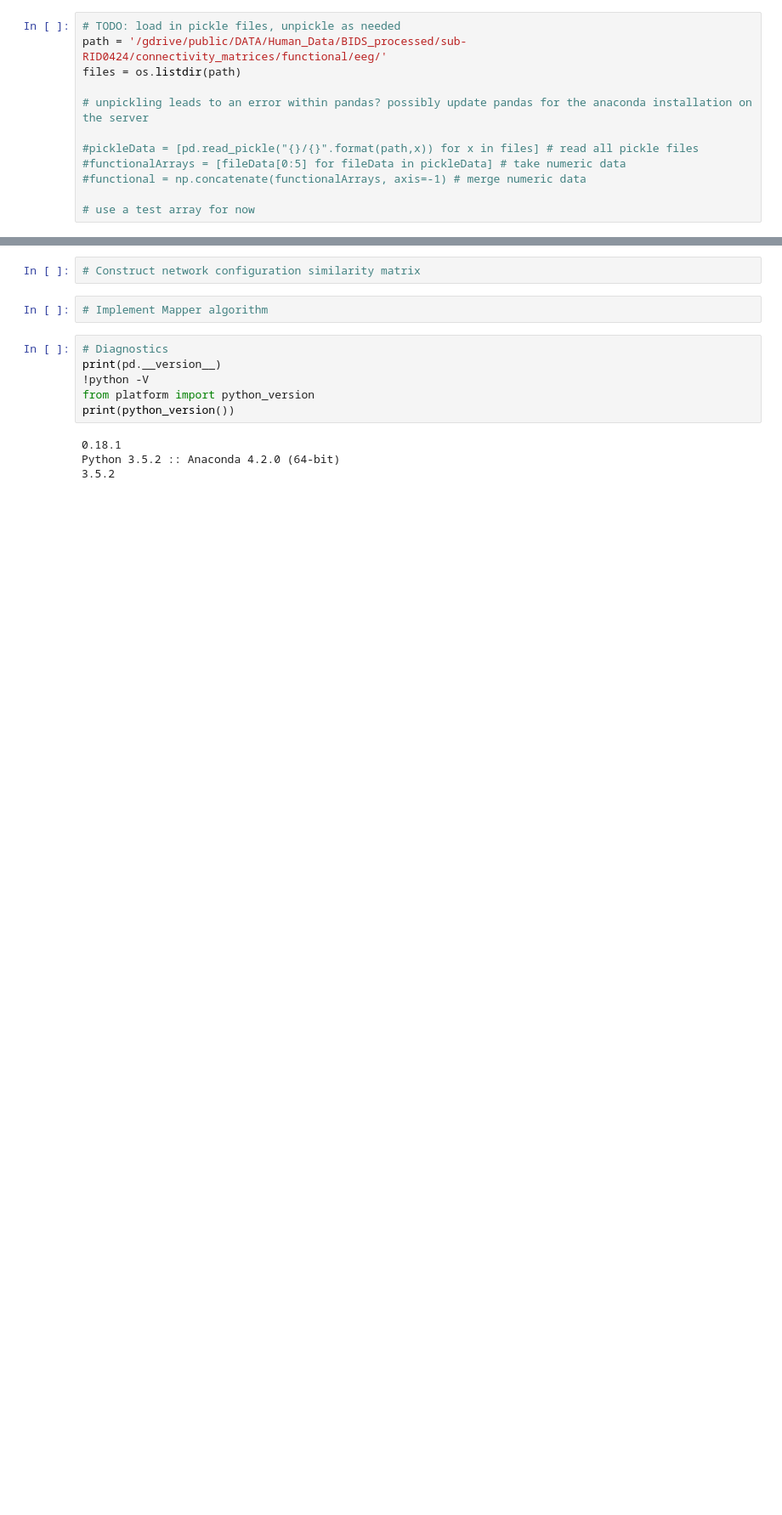
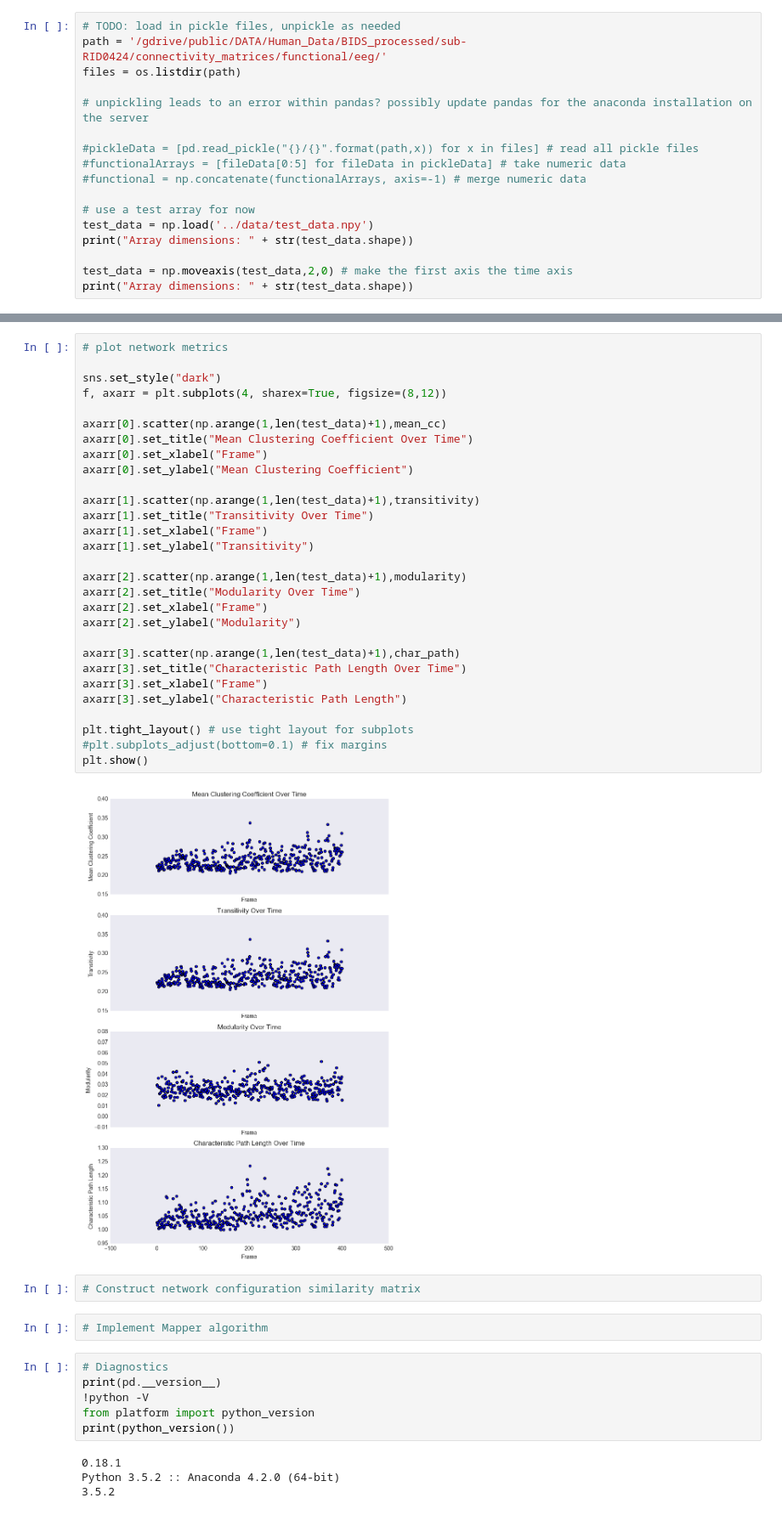
Before and after one commit to ianzyong/network-states, a Jupyter notebook: notebooks/main_project_figures.ipynb, the cells around one changed output, grey strips where cells are left out. Shown at 85% size. Saved outputs shown, nothing was run; the diff lists cells and outputs as text; blank space fills up the shorter version.

Commit message:
network metric calculations and plots

```diff
--- a/notebooks/main_project_figures.ipynb
+++ b/notebooks/main_project_figures.ipynb
@@ -29,3 +30,8 @@ files = os.listdir(path)
 #functional = np.concatenate(functionalArrays, axis=-1) # merge numeric data
 
 # use a test array for now
+test_data = np.load('../data/test_data.npy')
+print("Array dimensions: " + str(test_data.shape))
+
+test_data = np.moveaxis(test_data,2,0) # make the first axis the time axis
+print("Array dimensions: " + str(test_data.shape))
@@ -34,3 +80,34 @@ files = os.listdir(path)
+# %%
+# plot network metrics
+
+sns.set_style("dark")
+f, axarr = plt.subplots(4, sharex=True, figsize=(8,12))
+
+axarr[0].scatter(np.arange(1,len(test_data)+1),mean_cc)
+axarr[0].set_title("Mean Clustering Coefficient Over Time")
+axarr[0].set_xlabel("Frame")
+axarr[0].set_ylabel("Mean Clustering Coefficient")
+
+axarr[1].scatter(np.arange(1,len(test_data)+1),transitivity)
+axarr[1].set_title("Transitivity Over Time")
+axarr[1].set_xlabel("Frame")
+axarr[1].set_ylabel("Transitivity")
+
+axarr[2].scatter(np.arange(1,len(test_data)+1),modularity)
+axarr[2].set_title("Modularity Over Time")
+axarr[2].set_xlabel("Frame")
+axarr[2].set_ylabel("Modularity")
+
+axarr[3].scatter(np.arange(1,len(test_data)+1),char_path)
+axarr[3].set_title("Characteristic Path Length Over Time")
+axarr[3].set_xlabel("Frame")
+axarr[3].set_ylabel("Characteristic Path Length")
+
+plt.tight_layout() # use tight layout for subplots
+#plt.subplots_adjust(bottom=0.1) # fix margins
+plt.show()
+# %% [output]
+[figure, added]
 # %%
 # Construct network configuration similarity matrix
 # %%
```
Also changed, not shown: parts of 4 cells of this notebook.
